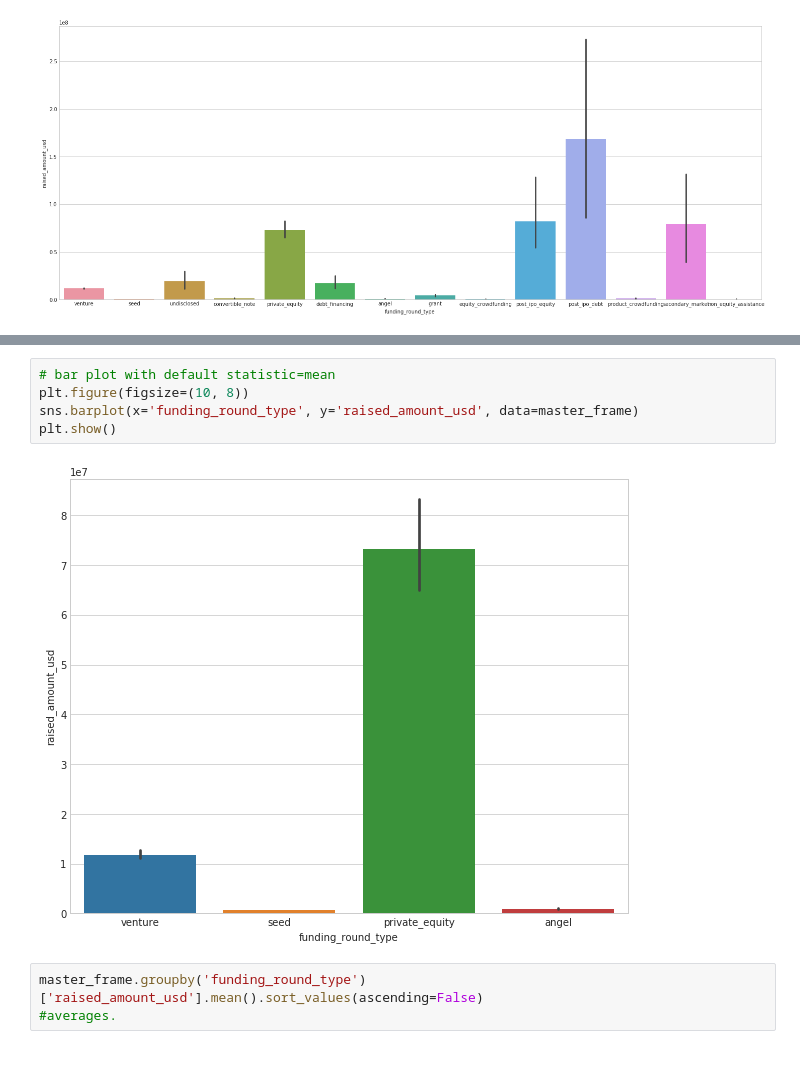
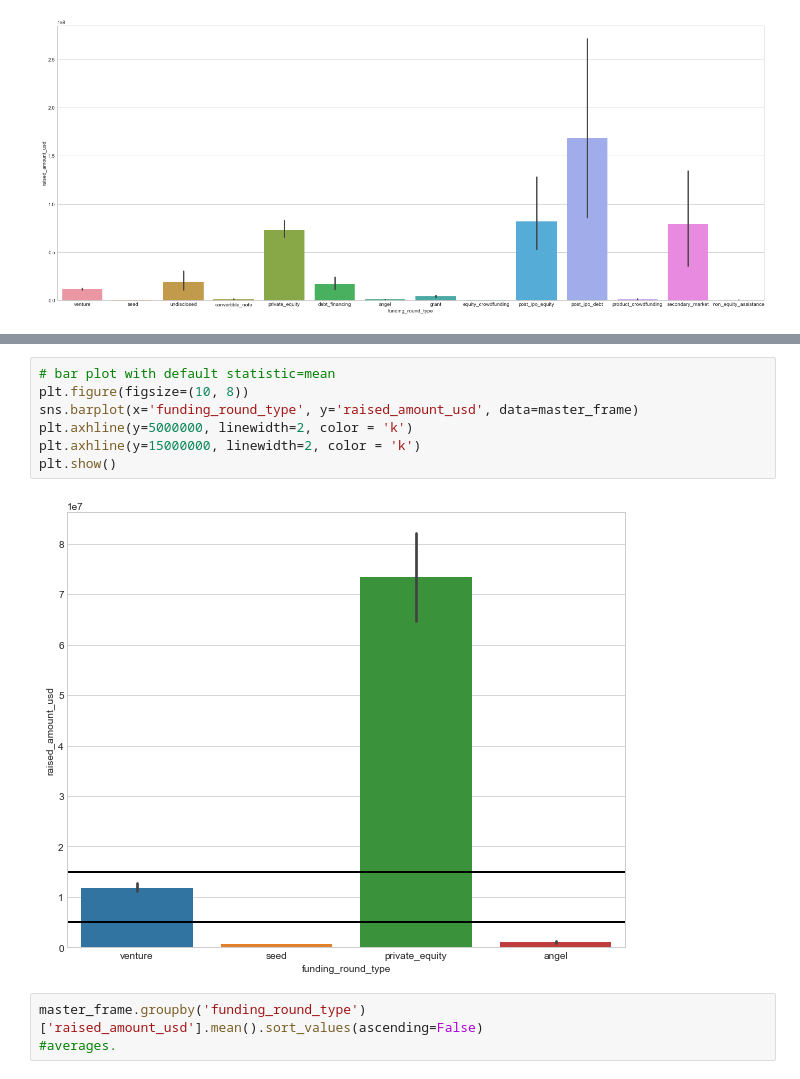
Before and after one commit to santhoshpkumar/Spark-Funds-Investment-CaseStudy, a Jupyter notebook: Investment_Analysis_Assignment.ipynb, the cells around one changed output, grey strips where cells are left out. Cells and saved outputs as stored; diff of their text form.

```diff
--- a/Investment_Analysis_Assignment.ipynb
+++ b/Investment_Analysis_Assignment.ipynb
@@ -567,10 +566,12 @@ plt.show()
 # %%
 # bar plot with default statistic=mean
 plt.figure(figsize=(10, 8))
 sns.barplot(x='funding_round_type', y='raised_amount_usd', data=master_frame)
+plt.axhline(y=5000000, linewidth=2, color = 'k')
+plt.axhline(y=15000000, linewidth=2, color = 'k')
 plt.show()
 # %% [output]
-[figure, old version]
+[figure, new version]
 # %%
 master_frame.groupby('funding_round_type')['raised_amount_usd'].mean().sort_values(ascending=False)
 #averages.
```
Also changed, not shown: parts of 22 cells of this notebook, 2 other files.
